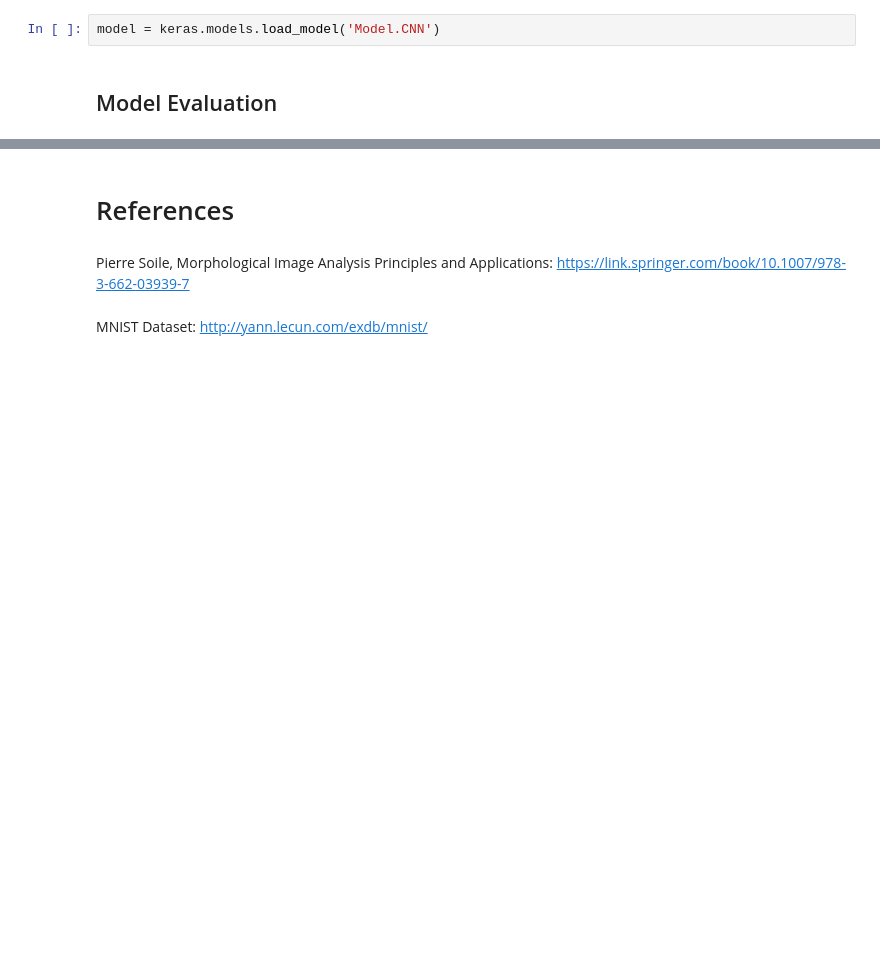
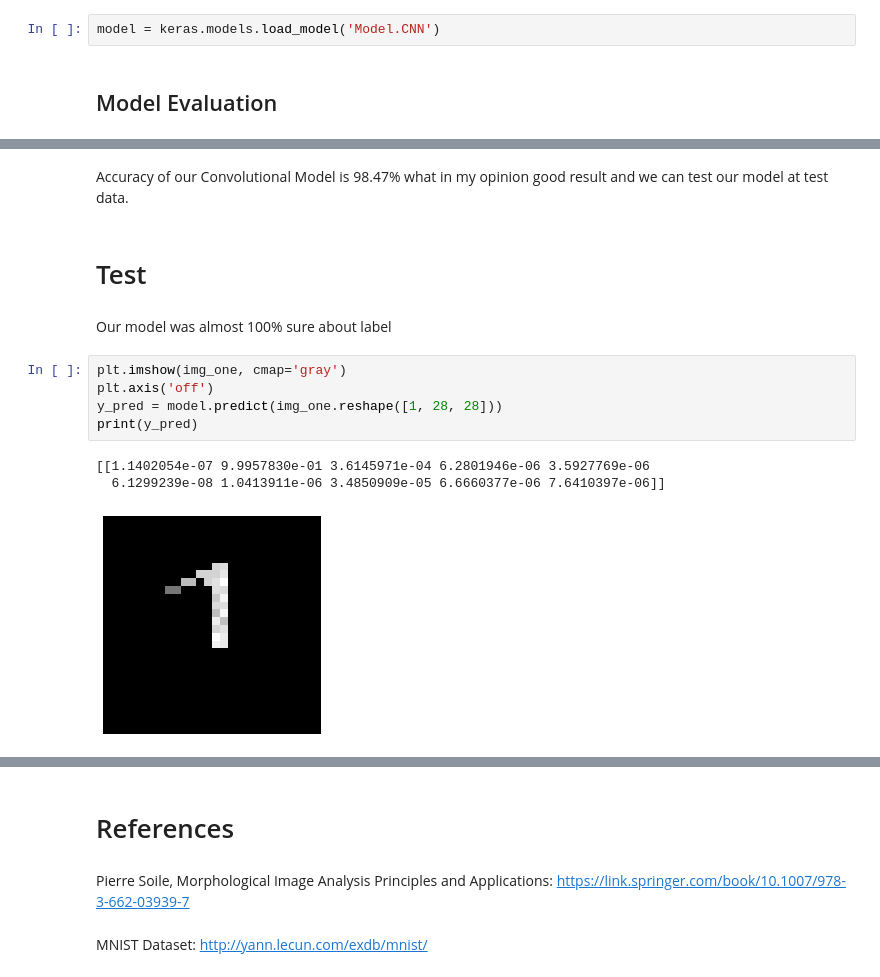
Before and after one commit to PatrickDabkowski/Classifier_Model, a Jupyter notebook: Image Classifier Visualization and Documentation.ipynb, the cells around one changed output, grey strips where cells are left out. Saved outputs shown, nothing was run; the diff lists cells and outputs as text; blank space fills up the shorter version.

```diff
--- a/Image Classifier Visualization and Documentation.ipynb
+++ b/Image Classifier Visualization and Documentation.ipynb
@@ -373,0 +369,15 @@ score = model.evaluate(X_test, y_test)
+# %% [markdown]
+Accuracy of our Convolutional Model is 98.47% what in my opinion good result and we can test our model at test data.
+# %% [markdown]
+# Test
+# %% [markdown]
+Our model was almost 100% sure about label
+# %%
+plt.imshow(img_one, cmap='gray')
+plt.axis('off')
+y_pred = model.predict(img_one.reshape([1, 28, 28]))
+print(y_pred)
+# %% [output]
+[[1.1402054e-07 9.9957830e-01 3.6145971e-04 6.2801946e-06 3.5927769e-06
+  6.1299239e-08 1.0413911e-06 3.4850909e-05 6.6660377e-06 7.6410397e-06]]
+[figure, added]
```
Also changed, not shown: parts of 21 cells of this notebook.
